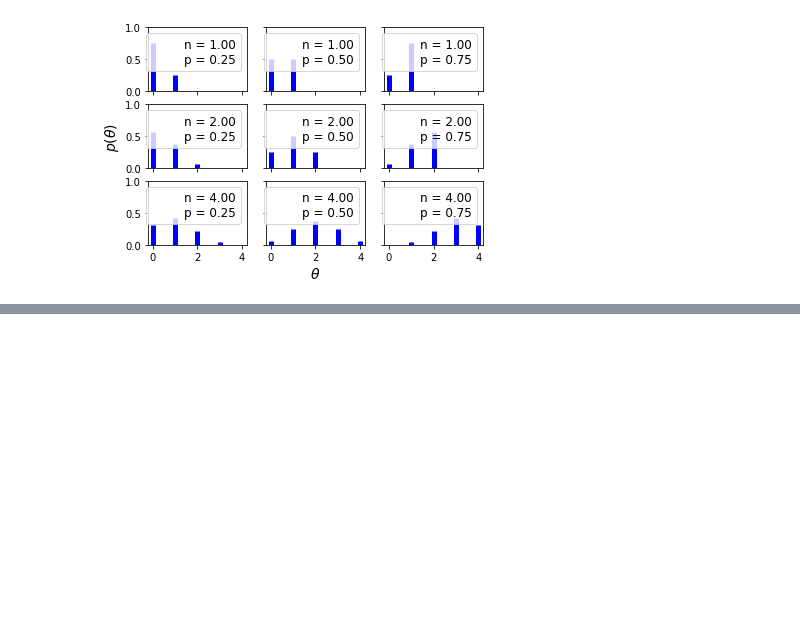
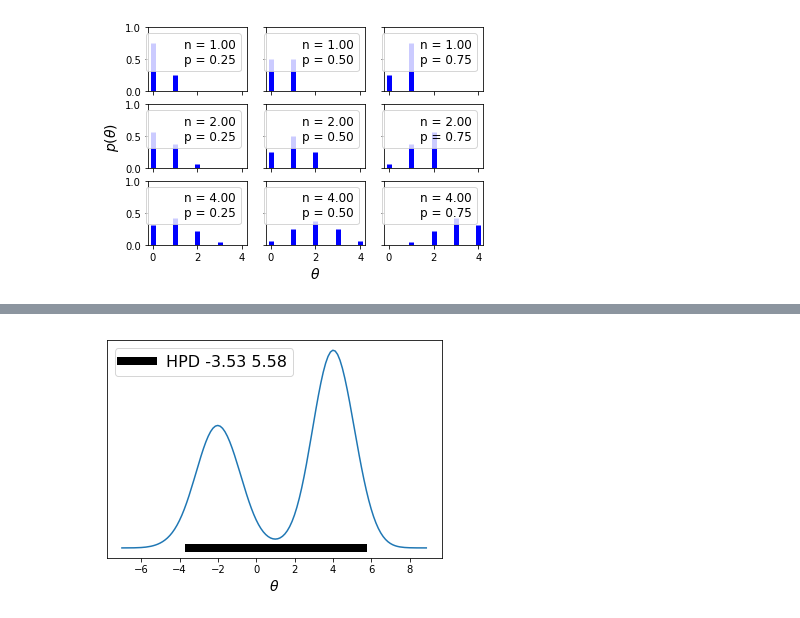
Before and after one commit to ducksfrogs/pybooks, a Jupyter notebook: bayesian_stastics_modeling/first/from1.3.ipynb, the cells around one changed output, grey strips where cells are left out. Saved outputs shown, nothing was run; the diff lists cells and outputs as text; code cells hidden in the pictures; blank space fills up the shorter version.

```diff
--- a/bayesian_stastics_modeling/first/from1.3.ipynb
+++ b/bayesian_stastics_modeling/first/from1.3.ipynb
@@ -40,0 +105,9 @@ for i in range(4):
+# %%
+gauss_a = stats.norm.rvs(loc=4, scale=0.9, size=3000)
+gauss_b = stats.norm.rvs(loc=-2, scale=1, size=2000)
+mix_norm = np.concatenate((gauss_a, gauss_b))
+# %%
+naive_hpd(mix_norm)
+plt.show()
+# %% [output]
+[figure, added]
```
Also changed, not shown: parts of 5 cells of this notebook, 2 other files.
